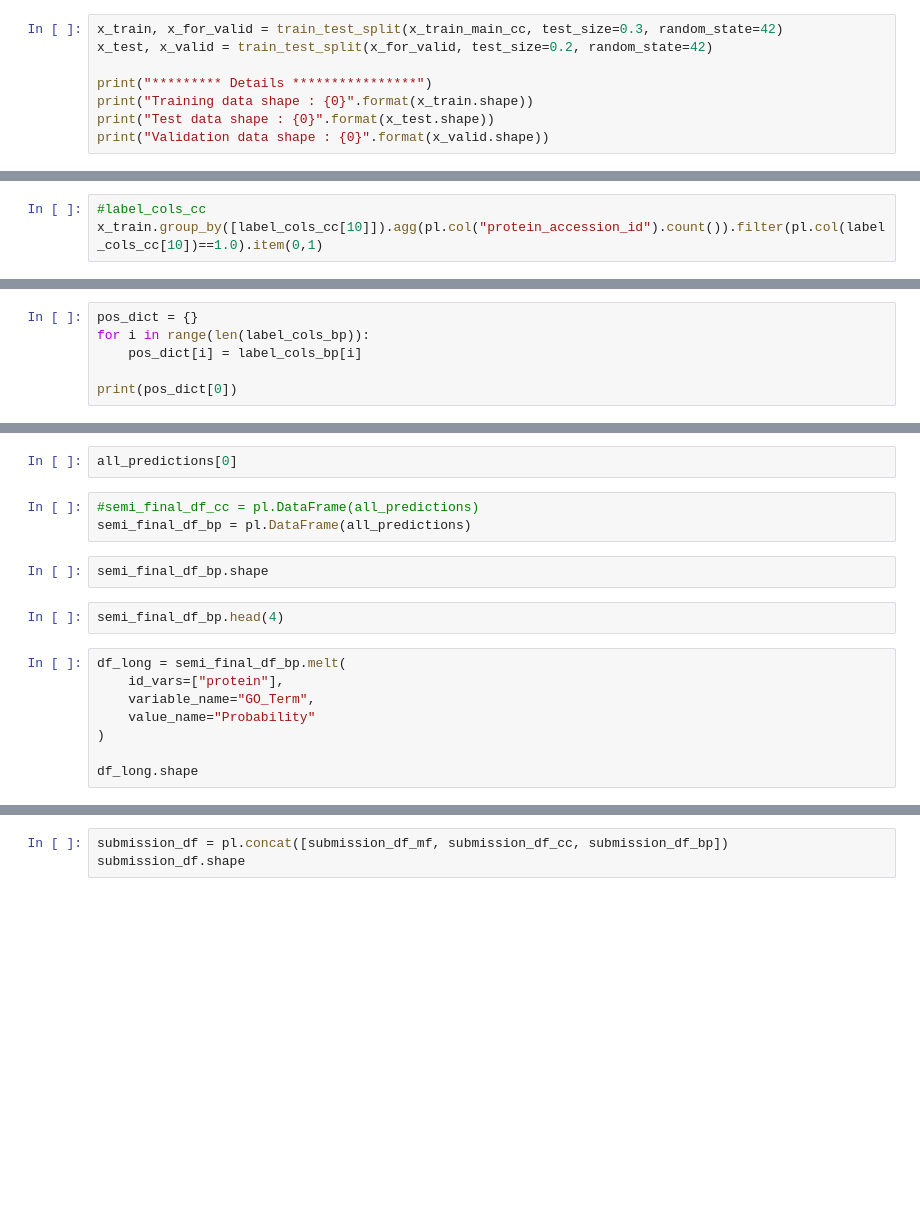
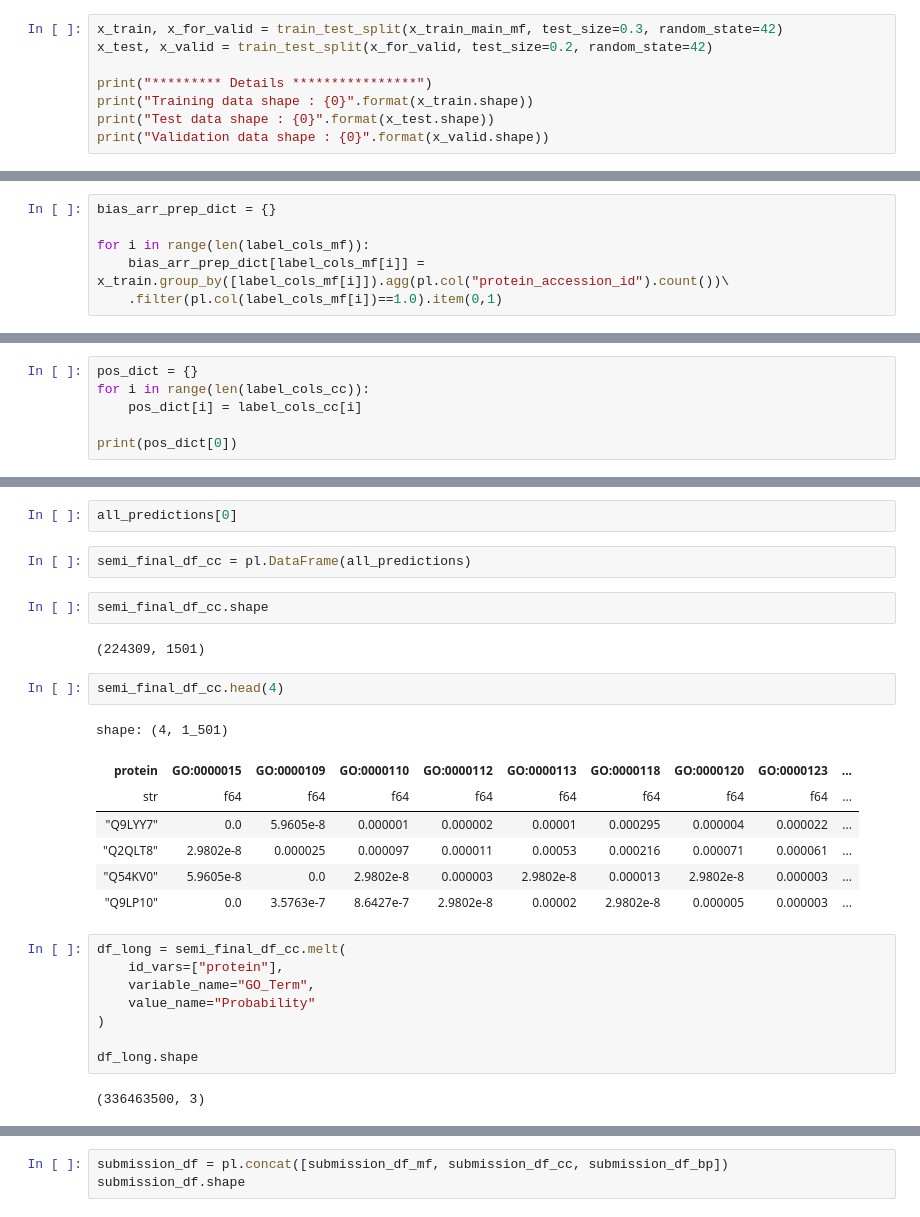
Before and after one commit to sumaniitm/cafa-6-protein-function-prediction-kaggle, a Jupyter notebook: cafa6-baseline-and-feature-engineering.ipynb, the cells around one changed output, grey strips where cells are left out. Saved outputs shown, nothing was run; the diff lists cells and outputs as text; blank space fills up the shorter version.

```diff
--- a/cafa6-baseline-and-feature-engineering.ipynb
+++ b/cafa6-baseline-and-feature-engineering.ipynb
@@ -428,7 +428,7 @@ def generate_tf_datasets(p_df, p_BATCH_SIZE_PER_REPLICA, p_label_cols):
 
     return tf_ds
 # %%
-x_train, x_for_valid = train_test_split(x_train_main_cc, test_size=0.3, random_state=42)
+x_train, x_for_valid = train_test_split(x_train_main_mf, test_size=0.3, random_state=42)
 x_test, x_valid = train_test_split(x_for_valid, test_size=0.2, random_state=42)
 
 print("********* Details ****************")
@@ -443,3 +443,6 @@ Validation data shape : (3602, 1502)
 # %%
-#label_cols_cc
-x_train.group_by([label_cols_cc[10]]).agg(pl.col("protein_accession_id").count()).filter(pl.col(label_cols_cc[10])==1.0).item(0,1)
+bias_arr_prep_dict = {}
+
+for i in range(len(label_cols_mf)):
+    bias_arr_prep_dict[label_cols_mf[i]] = x_train.group_by([label_cols_mf[i]]).agg(pl.col("protein_accession_id").count())\
+    .filter(pl.col(label_cols_mf[i])==1.0).item(0,1)
@@ -542,7 +598,7 @@ df_test_features.columns
 submission_embeds = pl.Series(df_test_features.select(pl.col('embedding_arrays'))).to_list()
 # %%
 pos_dict = {}
-for i in range(len(label_cols_bp)):
-    pos_dict[i] = label_cols_bp[i]
+for i in range(len(label_cols_cc)):
+    pos_dict[i] = label_cols_cc[i]
 
 print(pos_dict[0])
@@ -587,19 +676,30 @@ for proteins, embeds in pred_ds:
 # %%
 all_predictions[0]
 # %%
-#semi_final_df_cc = pl.DataFrame(all_predictions)
-semi_final_df_bp = pl.DataFrame(all_predictions)
+semi_final_df_cc = pl.DataFrame(all_predictions)
 # %%
-semi_final_df_bp.shape
+semi_final_df_cc.shape
+# %% [output]
+(224309, 1501)
 # %%
-semi_final_df_bp.head(4)
+semi_final_df_cc.head(4)
+# %% [output]
+shape: (4, 1_501)
+| protein | GO:0000015 | GO:0000109 | GO:0000110 | GO:0000112 | GO:0000113 | GO:0000118 | GO:0000120 | GO:0000123 | ... |
+| str | f64 | f64 | f64 | f64 | f64 | f64 | f64 | f64 | ... |
+| "Q9LYY7" | 0.0 | 5.9605e-8 | 0.000001 | 0.000002 | 0.00001 | 0.000295 | 0.000004 | 0.000022 | ... |
+| "Q2QLT8" | 2.9802e-8 | 0.000025 | 0.000097 | 0.000011 | 0.00053 | 0.000216 | 0.000071 | 0.000061 | ... |
+| "Q54KV0" | 5.9605e-8 | 0.0 | 2.9802e-8 | 0.000003 | 2.9802e-8 | 0.000013 | 2.9802e-8 | 0.000003 | ... |
+| "Q9LP10" | 0.0 | 3.5763e-7 | 8.6427e-7 | 2.9802e-8 | 0.00002 | 2.9802e-8 | 0.000005 | 0.000003 | ... |
 # %%
-df_long = semi_final_df_bp.melt(
+df_long = semi_final_df_cc.melt(
     id_vars=["protein"],
     variable_name="GO_Term",
     value_name="Probability"
 )
 
 df_long.shape
+# %% [output]
+(336463500, 3)
 # %%
 df_long = df_long.filter(~(pl.col('Probability').is_nan()))
```
Also changed, not shown: parts of 18 cells of this notebook.
